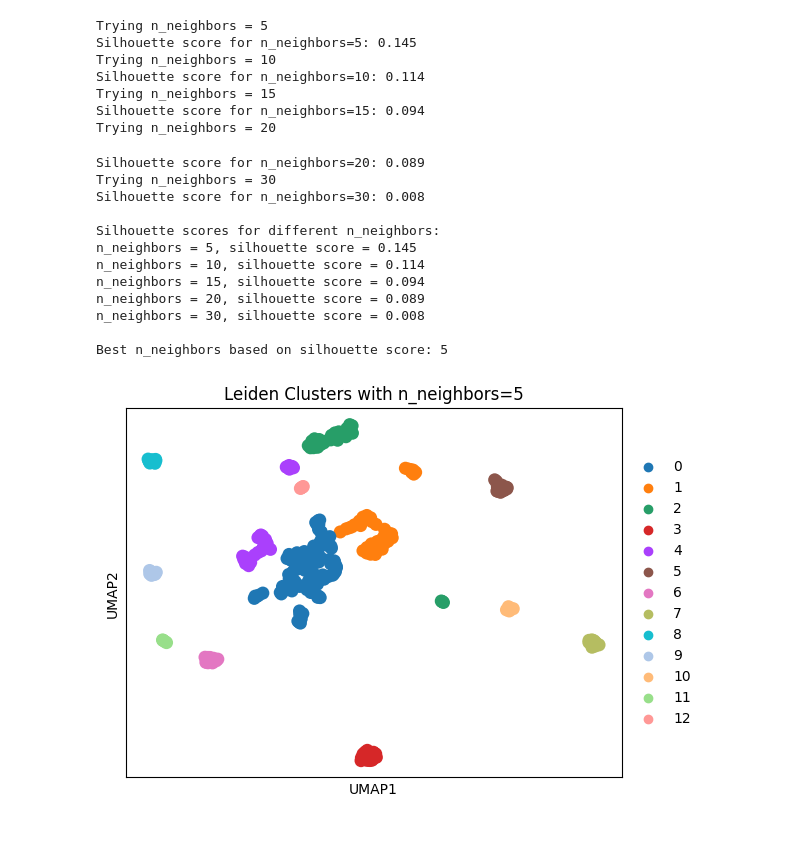
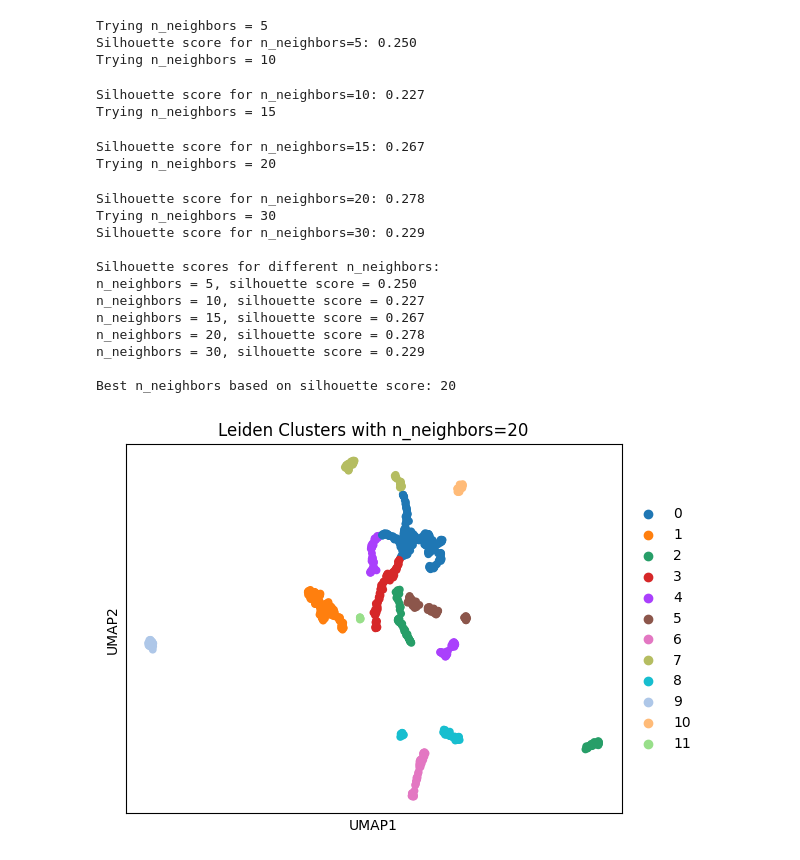
Before and after one commit to ScheWann/Biovis2025, a Jupyter notebook: Python/NMF&GO.ipynb, the cells around one changed output. Drawn from its saved outputs; the diff is of its cells as text; code cells hidden in the pictures.

```diff
--- a/Python/NMF&GO.ipynb
+++ b/Python/NMF&GO.ipynb
@@ -378,8 +2824,12 @@ len(cell_list)
 # %%
-adata_region = adata_A1[cell_list, :].copy()
-expr_matrix = adata_region.X
-if not isinstance(expr_matrix, np.ndarray):
-    expr_matrix = expr_matrix.toarray()
+adata_region1 = adata_A1[cell_list1, :].copy()
+adata_region2 = adata_A1[cell_list2, :].copy()
+expr_matrix1 = adata_region1.X
+expr_matrix2 = adata_region2.X
+if not isinstance(expr_matrix1, np.ndarray):
+    expr_matrix1 = expr_matrix1.toarray()
+if not isinstance(expr_matrix2, np.ndarray):
+    expr_matrix2 = expr_matrix2.toarray()
 # %%
 def compute_cophenetic(W):
     try:
@@ -468,0 +2919,12 @@ H = nmf_model.components_
+# %%
+# n_components1 = best_k1
+# nmf_model1 = NMF(n_components=n_components1, random_state=42)
+nmf_model1 = NMF(n_components=10, random_state=42)
+W1 = nmf_model1.fit_transform(expr_matrix1)
+H1 = nmf_model1.components_
+
+# n_components2 = best_k2
+# nmf_model2 = NMF(n_components=n_components2, random_state=42)
+nmf_model2 = NMF(n_components=5, random_state=42)
+W2 = nmf_model2.fit_transform(expr_matrix2)
+H2 = nmf_model2.components_
@@ -469,5 +2949,5 @@ H = nmf_model.components_
 # %%
-adata_region.obsm['X_nmf'] = W
+adata_region1.obsm['X_nmf'] = W1
 
 # finding the best n_neighbors for leiden clustering
 def compute_silhouette_scores(adata, n_neighbors_list=[5, 10, 15, 20, 30]):
@@ -476,53 +2956,53 @@ def compute_silhouette_scores(adata, n_neighbors_list=[5, 10, 15, 20, 30]):
     for n_neighbors in n_neighbors_list:
         print(f"Trying n_neighbors = {n_neighbors}")
         # calculate neighbors
         sc.pp.neighbors(adata, use_rep='X_nmf', n_neighbors=n_neighbors)
 
         # leiden clustering
         sc.tl.leiden(adata, resolution=0.5)
 
         # calculate silhouette score
         labels = adata.obs['leiden'].astype(int)
         silhouette_avg = silhouette_score(adata.obsm['X_nmf'], labels)
 
         silhouette_scores[n_neighbors] = silhouette_avg
         print(f"Silhouette score for n_neighbors={n_neighbors}: {silhouette_avg:.3f}")
 
     return silhouette_scores
 
-sil_scores = compute_silhouette_scores(adata_region, n_neighbors_list=[5, 10, 15, 20, 30])
+sil_scores = compute_silhouette_scores(adata_region1, n_neighbors_list=[5, 10, 15, 20, 30])
 
 print("\nSilhouette scores for different n_neighbors:")
 for n, score in sil_scores.items():
     print(f"n_neighbors = {n}, silhouette score = {score:.3f}")
 
 # find the best n_neighbors based on silhouette score
 best_n_neighbors = max(sil_scores, key=sil_scores.get)
 print(f"\nBest n_neighbors based on silhouette score: {best_n_neighbors}")
 
-sc.pp.neighbors(adata_region, use_rep='X_nmf', n_neighbors=best_n_neighbors)
-sc.tl.leiden(adata_region, resolution=0.1)
+sc.pp.neighbors(adata_region1, use_rep='X_nmf', n_neighbors=best_n_neighbors)
+sc.tl.leiden(adata_region1, resolution=0.1)
 
-sc.tl.umap(adata_region)
-sc.pl.umap(adata_region, color='leiden', title=f'Leiden Clusters with n_neighbors={best_n_neighbors}')
+sc.tl.umap(adata_region1)
+sc.pl.umap(adata_region1, color='leiden', title=f'Leiden Clusters with n_neighbors={best_n_neighbors}')
 # %% [output]
 Trying n_neighbors = 5
-Silhouette score for n_neighbors=5: 0.145
+Silhouette score for n_neighbors=5: 0.250
 Trying n_neighbors = 10
-Silhouette score for n_neighbors=10: 0.114
-Trying n_neighbors = 15
-Silhouette score for n_neighbors=15: 0.094
-Trying n_neighbors = 20
-Silhouette score for n_neighbors=20: 0.089
-Trying n_neighbors = 30
-Silhouette score for n_neighbors=30: 0.008
-
-Silhouette scores for different n_neighbors:
-n_neighbors = 5, silhouette score = 0.145
-n_neighbors = 10, silhouette score = 0.114
-n_neighbors = 15, silhouette score = 0.094
-n_neighbors = 20, silhouette score = 0.089
-n_neighbors = 30, silhouette score = 0.008
-
-Best n_neighbors based on silhouette score: 5
+Silhouette score for n_neighbors=10: 0.227
+Trying n_neighbors = 15
+Silhouette score for n_neighbors=15: 0.267
+Trying n_neighbors = 20
+Silhouette score for n_neighbors=20: 0.278
+Trying n_neighbors = 30
+Silhouette score for n_neighbors=30: 0.229
+
+Silhouette scores for different n_neighbors:
+n_neighbors = 5, silhouette score = 0.250
+n_neighbors = 10, silhouette score = 0.227
+n_neighbors = 15, silhouette score = 0.267
+n_neighbors = 20, silhouette score = 0.278
+n_neighbors = 30, silhouette score = 0.229
+
+Best n_neighbors based on silhouette score: 20
-[figure, old version]
+[figure, new version]
```
Also changed, not shown: parts of 20 cells of this notebook, 1 other file.
